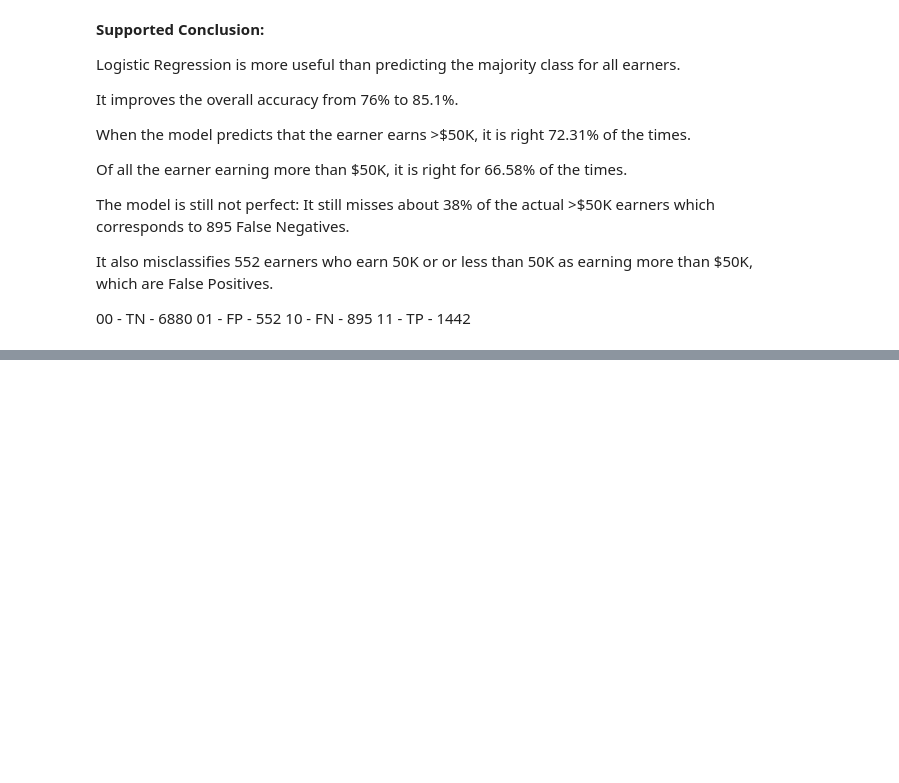
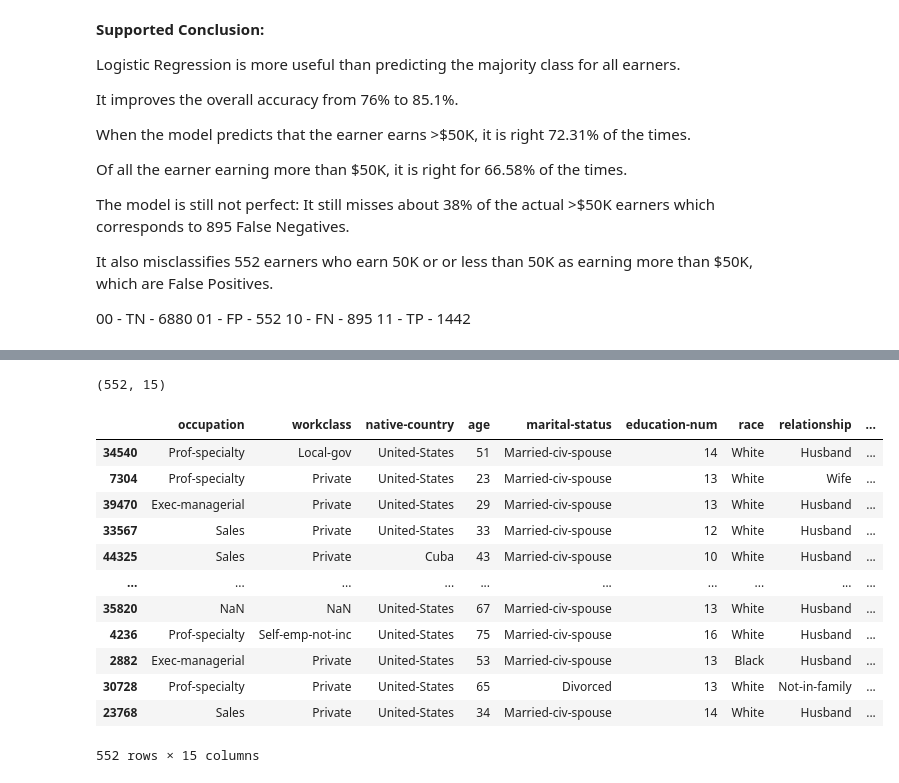
Before and after one commit to nikitask14/adult-income-classification, a Jupyter notebook: adult_income_classification.ipynb, the cells around one changed output, grey strips where cells are left out. Saved outputs shown, nothing was run; the diff lists cells and outputs as text; code cells hidden in the pictures; blank space fills up the shorter version.

```diff
--- a/adult_income_classification.ipynb
+++ b/adult_income_classification.ipynb
@@ -493,0 +531,20 @@ It also misclassifies 552 earners who earn 50K or  or less than 50K as earning m
+# %%
+false_positive = failure_analysis_table[(failure_analysis_table["actual_label"] == 0) & (failure_analysis_table["predicted_label"] == 1)]
+# %%
+print(false_positive.shape)
+false_positive
+# %% [output]
+(552, 15)
+|  | occupation | workclass | native-country | age | marital-status | education-num | race | relationship | ... |
+| 34540 | Prof-specialty | Local-gov | United-States | 51 | Married-civ-spouse | 14 | White | Husband | ... |
+| 7304 | Prof-specialty | Private | United-States | 23 | Married-civ-spouse | 13 | White | Wife | ... |
+| 39470 | Exec-managerial | Private | United-States | 29 | Married-civ-spouse | 13 | White | Husband | ... |
+| 33567 | Sales | Private | United-States | 33 | Married-civ-spouse | 12 | White | Husband | ... |
+| 44325 | Sales | Private | Cuba | 43 | Married-civ-spouse | 10 | White | Husband | ... |
+| ... | ... | ... | ... | ... | ... | ... | ... | ... | ... |
+| 35820 | NaN | NaN | United-States | 67 | Married-civ-spouse | 13 | White | Husband | ... |
+| 4236 | Prof-specialty | Self-emp-not-inc | United-States | 75 | Married-civ-spouse | 16 | White | Husband | ... |
+| 2882 | Exec-managerial | Private | United-States | 53 | Married-civ-spouse | 13 | Black | Husband | ... |
+| 30728 | Prof-specialty | Private | United-States | 65 | Divorced | 13 | White | Not-in-family | ... |
+| 23768 | Sales | Private | United-States | 34 | Married-civ-spouse | 14 | White | Husband | ... |
+552 rows × 15 columns
```
Also changed, not shown: parts of 21 cells of this notebook.
